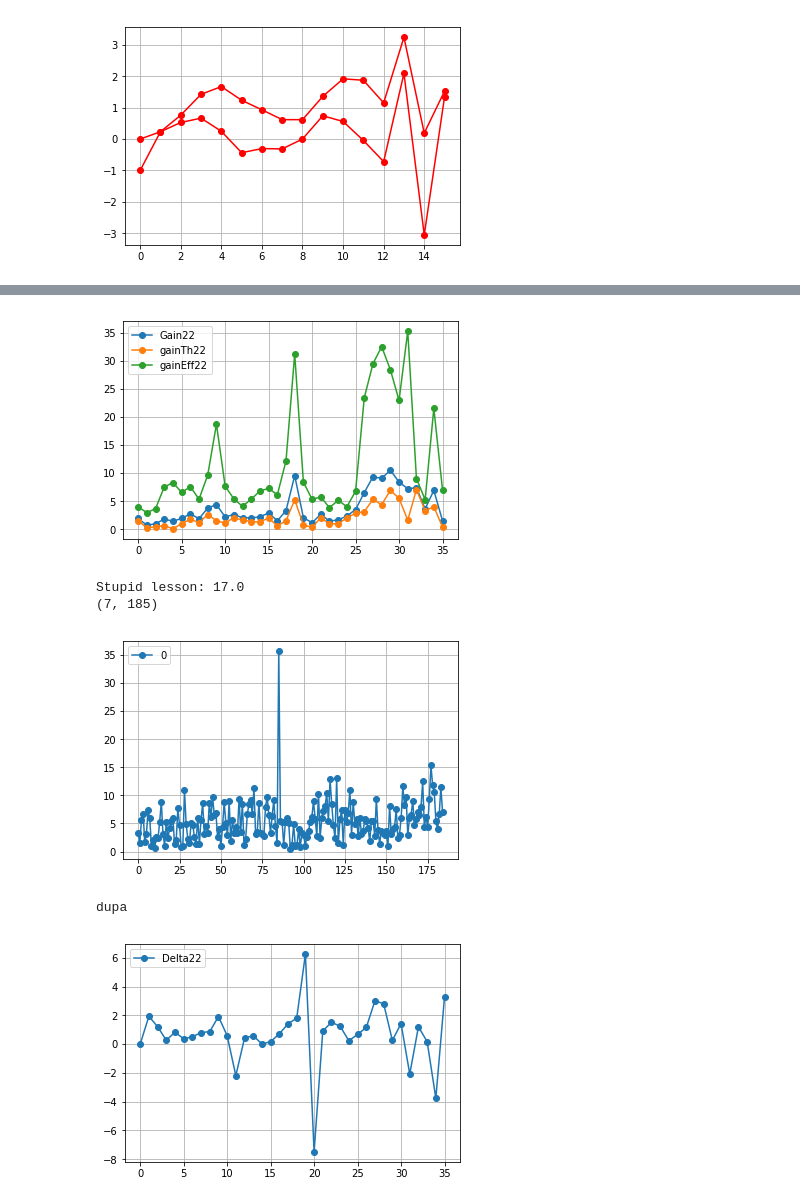
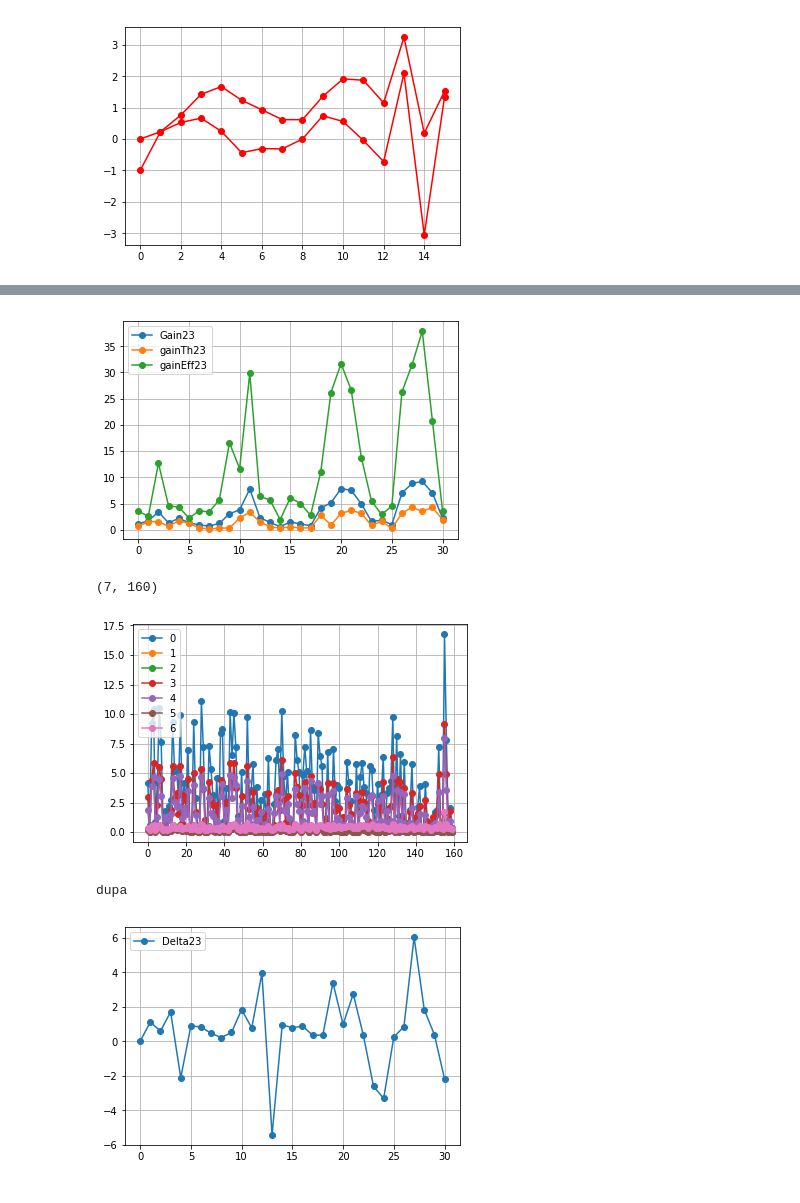
Before and after one commit to AndreeaStefan/SmartuistWrapper, a Jupyter notebook: evaluation/PlotResults.ipynb, the cells around one changed output, grey strips where cells are left out. Cells and saved outputs as stored; diff of their text form; code cells hidden in the pictures.

Commit message:
PLAYER 23; main postiion taken form the camera

```diff
--- a/evaluation/PlotResults.ipynb
+++ b/evaluation/PlotResults.ipynb
@@ -111,7 +111,7 @@ plt.show()
 # player 8 = change effort
 # player 9 = same as 8
 
-players = [22]
+players = [23]
 results = []
 gradientStats = []
 path ="C:\\Users\\huber\\OneDrive\\Dokumenty\\thesis-hubert\\unity\\SmartuistWrapper\\tapResult.csv"
@@ -236,9 +236,8 @@ x = list(range(0, len(bodyParts[0])))
 print(np.shape(bodyParts))
 z = 0
 for a in bodyParts:
-    if(z == 0):
-        plt.plot(x,a, 'o-', label= str(z))
-        z = z + 1
+    plt.plot(x,a, 'o-', label= str(z))
+    z = z + 1
 
 plt.legend(loc='upper left')
 plt.grid(True)
@@ -253,39 +252,38 @@ print("dupa")
 #     tmp = gradientStats[p]
 #     learningRate = []
 #     for words in tmp:
 #         learningRate.append(float(words[6]))
 
 #     x = list(range(0, len(learningRate)))
 #     plt.plot(x, learningRate, 'o-', label=p)
 
 
 # plt.legend(loc='upper left')
 # plt.grid(True)
 # plt.show()
 
 
 # delta
 
 for p in players:
     tmp = results[p]
     delta = []
     for words in tmp:
         delta.append(float(words[30]))
 
 #     smallDeltas = delta.toList()
     delta =  [x for i, x in enumerate(delta) if i == delta.index(x)]
     x = list(range(0, len(delta)))
     plt.plot(x, delta, 'o-', label="Delta"+str(p))
 plt.legend(loc='upper left')
 plt.grid(True)
 plt.show()
 # %% [output]
-[figure, old version]
+[figure, new version]
-Stupid lesson: 17.0
-(7, 185)
+(7, 160)
-[figure, old version]
+[figure, new version]
 dupa
-[figure, old version]
+[figure, new version]
 # %%
 # plt.plot(x, uniqueGain, 'go-')
 # plt.grid(True)
```
Also changed, not shown: parts of 1 cell of this notebook, 1 other file.
